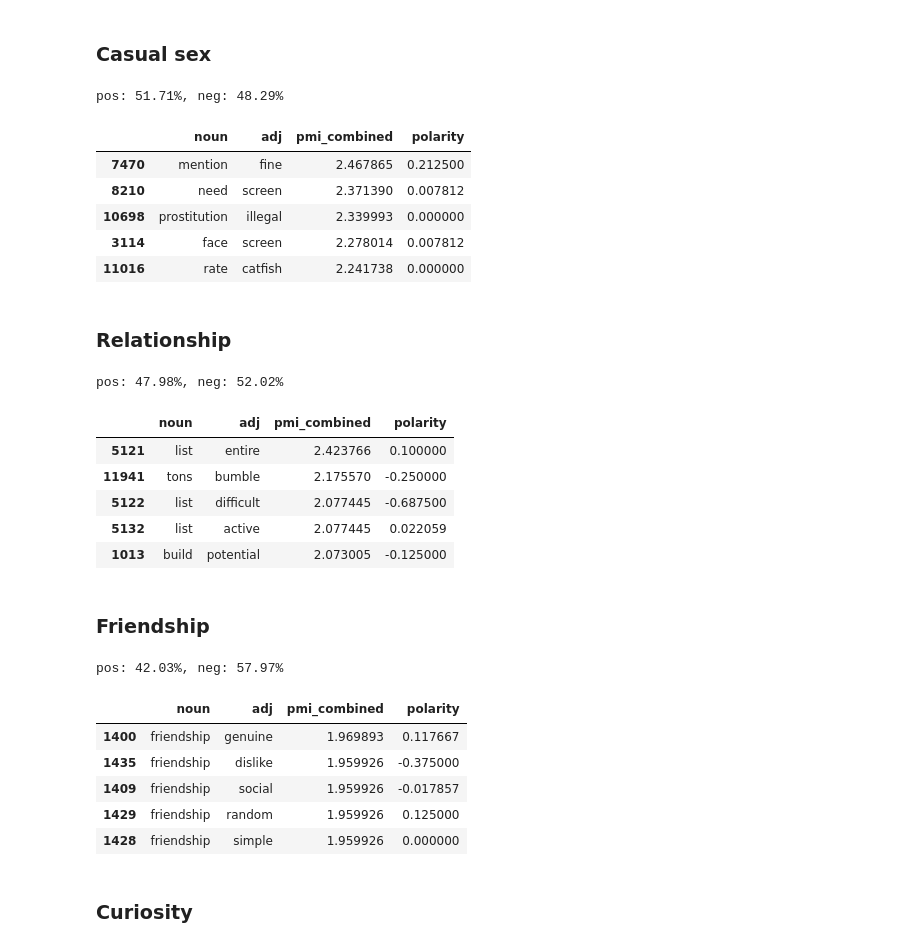
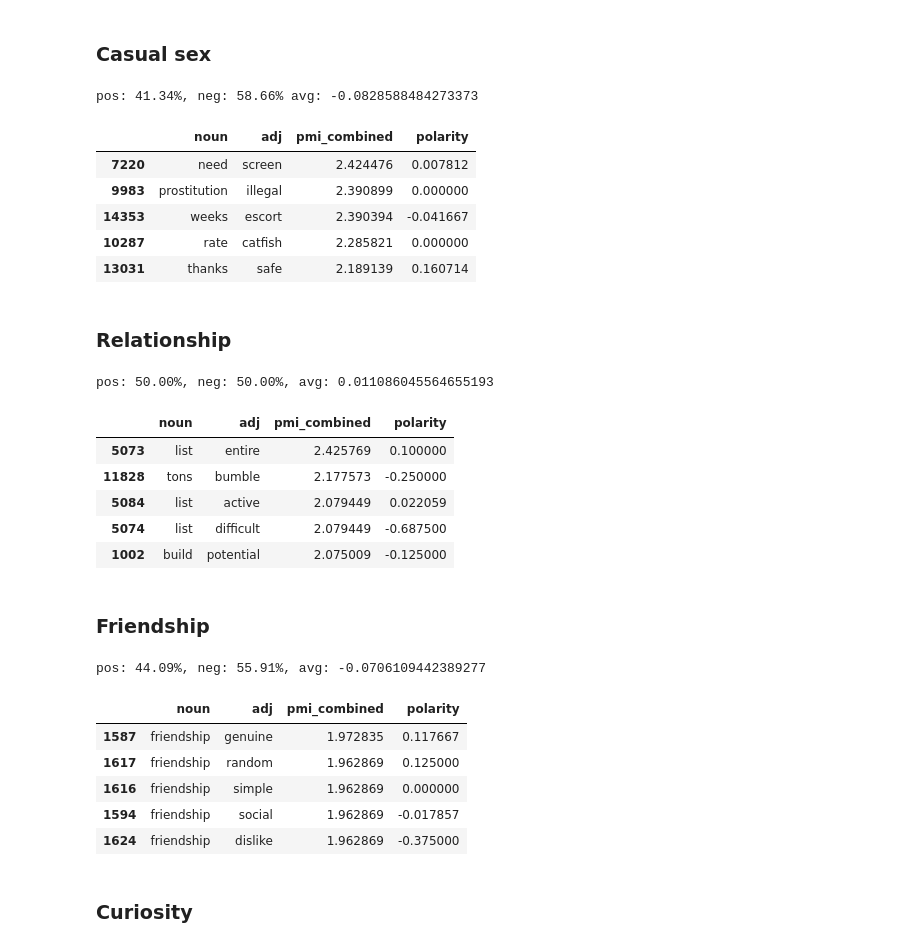
Before and after one commit to aleceress/datingapp_sentiment, a Jupyter notebook: pmi_tfidf.ipynb, the cells around one changed output. Drawn from its saved outputs; the diff is of its cells as text; code cells hidden in the pictures.

```diff
--- a/pmi_tfidf.ipynb
+++ b/pmi_tfidf.ipynb
@@ -15,7 +17,8 @@ def get_aspects_polarity(pmi):
     pmi["pmi_combined"] = 2*pmi["noun_cat_pmi"]+ pmi["adj_noun_pmi"]
     pmi = pmi[["noun", "adj", "pmi_combined"]]
     pmi["polarity"] = pmi["adj"].apply(lambda x : sentiment_extraction.get_sentiwn_score(x))
-    pmi = pmi.sort_values(by = "pmi_combined", ascending=False)[:2000]
+    pmi = pmi.sort_values(by = "pmi_combined", ascending=False)[:1000]
     pos = len(pmi[pmi.polarity >= 0.2])
     neg = len(pmi[pmi.polarity < -0.2])
-    return pmi, (pos/(pos+neg))*100, (neg/(pos+neg))*100
+    avg = pmi[abs(pmi.polarity) > 0.2]["polarity"].mean()
+    return pmi, (pos/(pos+neg))*100, (neg/(pos+neg))*100, avg
@@ -44,3 +25,20 @@ dating_app_polarities["Aspect"] = [
+# %%
+queries_aspects = {}
+aspects_polarity = {}
+
+def save_results(app, aspect, queries_aspects, aspects_polarity, pmi, pos, neg, avg):
+    if app not in queries_aspects:
+        queries_aspects[app] = {}
+    if app not in aspects_polarity:
+        aspects_polarity[app] = {}
+
+    aspects = list(pmi[abs(pmi.polarity) > 0.2][["noun", "adj"]].itertuples(index=False, name = None))
+    queries_aspects[app][aspect] = aspects
+    aspects_polarity[app][aspect] = {}
+    aspects_polarity[app][aspect]["pos"] = pos
+    aspects_polarity[app][aspect]["neg"] = neg
+    aspects_polarity[app][aspect]["avg"] = avg
+    return queries_aspects, aspects_polarity
 # %% [markdown]
 ## __Tinder__
 # %%
@@ -64,14 +60,15 @@ casual_sex_reviews = tinder_reviews_by_category["casual sex"]
 cs_adj_noun_pmi = aspect_extraction.get_adj_noun_pmi(casual_sex_reviews)
 cs_pmi = tinder_word_category_pmi[tinder_word_category_pmi.category == "casual sex"].merge(cs_adj_noun_pmi, on = ["noun"])
 # %%
-pmi, cs_pos, cs_neg = get_aspects_polarity(cs_pmi)
-print(f"pos: {cs_pos:.2f}%, neg: {cs_neg:.2f}%")
-pmi.head()
+cs_pmi, cs_pos, cs_neg, cs_avg = get_aspects_polarity(cs_pmi)
+queries_aspects, aspects_polarity = save_results(app="tinder", aspect="casual sex", pmi= cs_pmi, aspects_polarity = aspects_polarity, queries_aspects = queries_aspects, pos= cs_pos, neg=cs_neg, avg=cs_avg)
+print(f"pos: {cs_pos:.2f}%, neg: {cs_neg:.2f}% avg: {cs_avg}")
+cs_pmi.head()
 # %% [output]
-pos: 51.71%, neg: 48.29%
+pos: 41.34%, neg: 58.66% avg: -0.0828588484273373
 |  | noun | adj | pmi_combined | polarity |
-| 7470 | mention | fine | 2.467865 | 0.212500 |
-| 8210 | need | screen | 2.371390 | 0.007812 |
-| 10698 | prostitution | illegal | 2.339993 | 0.000000 |
-| 3114 | face | screen | 2.278014 | 0.007812 |
-| 11016 | rate | catfish | 2.241738 | 0.000000 |
+| 7220 | need | screen | 2.424476 | 0.007812 |
+| 9983 | prostitution | illegal | 2.390899 | 0.000000 |
+| 14353 | weeks | escort | 2.390394 | -0.041667 |
+| 10287 | rate | catfish | 2.285821 | 0.000000 |
+| 13031 | thanks | safe | 2.189139 | 0.160714 |
@@ -86,14 +80,15 @@ relationship_reviews = tinder_reviews_by_category["relationship"]
 rel_adj_noun_pmi = aspect_extraction.get_adj_noun_pmi(relationship_reviews)
 rel_pmi = tinder_word_category_pmi[tinder_word_category_pmi.category == "relationship"].merge(rel_adj_noun_pmi, on = ["noun"])
 # %%
-pmi, rel_pos, rel_neg = get_aspects_polarity(rel_pmi)
-print(f"pos: {rel_pos:.2f}%, neg: {rel_neg:.2f}%")
-pmi.head()
+rel_pmi, rel_pos, rel_neg, rel_avg = get_aspects_polarity(rel_pmi)
+queries_aspects, aspects_polarity = save_results(app="tinder", aspect="relationship", pmi= rel_pmi, aspects_polarity = aspects_polarity, queries_aspects = queries_aspects, pos= rel_pos, neg=rel_neg, avg=rel_avg)
+print(f"pos: {rel_pos:.2f}%, neg: {rel_neg:.2f}%, avg: {rel_avg}")
+rel_pmi.head()
 # %% [output]
-pos: 47.98%, neg: 52.02%
+pos: 50.00%, neg: 50.00%, avg: 0.011086045564655193
 |  | noun | adj | pmi_combined | polarity |
-| 5121 | list | entire | 2.423766 | 0.100000 |
-| 11941 | tons | bumble | 2.175570 | -0.250000 |
-| 5122 | list | difficult | 2.077445 | -0.687500 |
-| 5132 | list | active | 2.077445 | 0.022059 |
-| 1013 | build | potential | 2.073005 | -0.125000 |
+| 5073 | list | entire | 2.425769 | 0.100000 |
+| 11828 | tons | bumble | 2.177573 | -0.250000 |
+| 5084 | list | active | 2.079449 | 0.022059 |
+| 5074 | list | difficult | 2.079449 | -0.687500 |
+| 1002 | build | potential | 2.075009 | -0.125000 |
@@ -108,14 +100,15 @@ friendship_reviews = tinder_reviews_by_category["friendship"]
 friend_adj_noun_pmi = aspect_extraction.get_adj_noun_pmi(friendship_reviews)
 friend_pmi = tinder_word_category_pmi[tinder_word_category_pmi.category == "friendship"].merge(friend_adj_noun_pmi, on = ["noun"])
 # %%
-pmi, friend_pos, friend_neg = get_aspects_polarity(friend_pmi)
-print(f"pos: {friend_pos:.2f}%, neg: {friend_neg:.2f}%")
-pmi.head()
+friend_pmi, friend_pos, friend_neg, friend_avg = get_aspects_polarity(friend_pmi)
+queries_aspects, aspects_polarity = save_results(app="tinder", aspect="friendship", pmi= friend_pmi, aspects_polarity = aspects_polarity, queries_aspects = queries_aspects, pos= friend_pos, neg=friend_neg, avg=friend_avg)
+print(f"pos: {friend_pos:.2f}%, neg: {friend_neg:.2f}%, avg: {friend_avg}")
+friend_pmi.head()
 # %% [output]
-pos: 42.03%, neg: 57.97%
+pos: 44.09%, neg: 55.91%, avg: -0.0706109442389277
 |  | noun | adj | pmi_combined | polarity |
-| 1400 | friendship | genuine | 1.969893 | 0.117667 |
-| 1435 | friendship | dislike | 1.959926 | -0.375000 |
-| 1409 | friendship | social | 1.959926 | -0.017857 |
-| 1429 | friendship | random | 1.959926 | 0.125000 |
-| 1428 | friendship | simple | 1.959926 | 0.000000 |
+| 1587 | friendship | genuine | 1.972835 | 0.117667 |
+| 1617 | friendship | random | 1.962869 | 0.125000 |
+| 1616 | friendship | simple | 1.962869 | 0.000000 |
+| 1594 | friendship | social | 1.962869 | -0.017857 |
+| 1624 | friendship | dislike | 1.962869 | -0.375000 |
```
Also changed, not shown: parts of 99 cells of this notebook, 1 other file.
